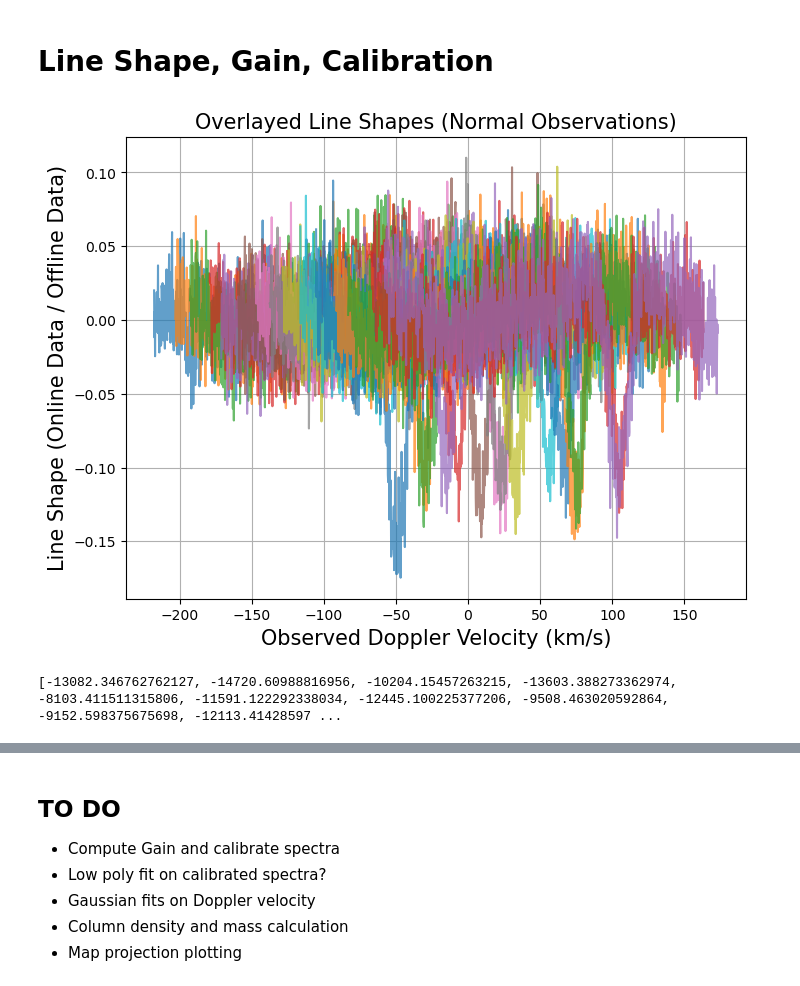
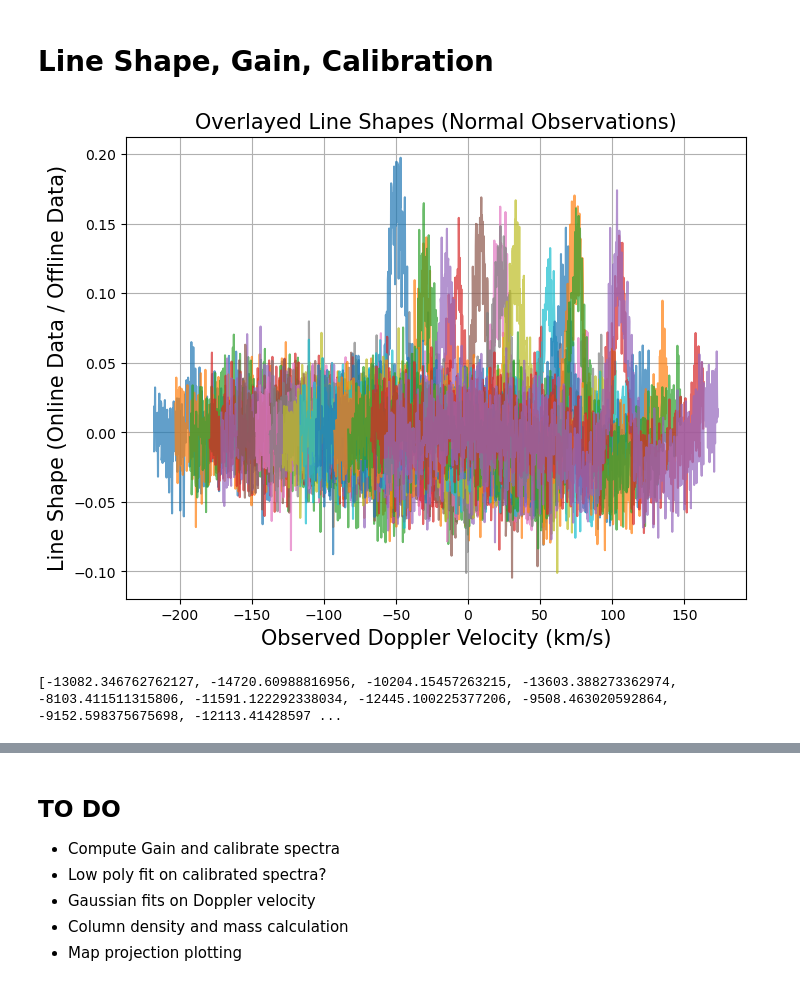
Before and after one commit to Brandon102002/ugastro, a Jupyter notebook: lab_4_analysis.ipynb, the cells around one changed output, grey strips where cells are left out. Cells and saved outputs as stored; diff of their text form; code cells hidden in the pictures.

```diff
--- a/lab_4_analysis.ipynb
+++ b/lab_4_analysis.ipynb
@@ -288,11 +290,12 @@ def onlineOfflineSpectra(points, normalize=False, spike_range=None) -> Dict[Tupl
 
         mid = len(usb) // 2
         online, offline = np.zeros(len(usb)), np.zeros(len(usb))
-        online[:mid], offline[:mid] = lsb[:mid], usb[:mid]
-        online[mid:], offline[mid:] = usb[mid:], lsb[mid:]
+        #online[:mid], offline[:mid] = lsb[:mid], usb[:mid]
+        #online[mid:], offline[mid:] = usb[mid:], lsb[mid:]
+        online[mid:], offline[mid:] = lsb[mid:], usb[mid:]
+        online[:mid], offline[:mid] = usb[:mid], lsb[:mid]
 
         line_shape = online / offline
-
         jd = timestampToJD(timestamp)
 
         result[(l, b)] = {
@@ -320,39 +323,39 @@ def plot_lineshapes(online_offline_data, corrected=False, xlim=None, ylim=None,
         lineshape = fftshift(lineshape[bounds[0]:bounds[1]])[mid:]
 
         baseline_mask = (v < -80000) | (v > -50000)
-        poly_coeffs = np.polyfit(v[baseline_mask], lineshape[baseline_mask], deg=3)
+        poly_coeffs = np.polyfit(v[baseline_mask], lineshape[baseline_mask], deg=4)
         baseline_fit = np.polyval(poly_coeffs, v)
-        lineshape = lineshape - baseline_fit
+        lineshape = (lineshape - baseline_fit)
 
         label = f"(l={l:.1f}, b={b:.1f})"
 
         if corrected:
             ra = spectra["ra"]
             dec = spectra["dec"]
             jd = spectra["jd"]
             v_projected = ugradio.doppler.get_projected_velocity(ra, dec, jd, lat, lon, alt)
             v = v - v_projected
             v_corrections.append(v_projected)
         plt.plot(v / 1e3, lineshape, alpha=0.7, label=label)
 
     plt.xlabel("Observed Doppler Velocity (km/s)", fontsize=axisSize)
     plt.ylabel("Line Shape (Online Data / Offline Data)", fontsize=axisSize)
     plt.title(f"Overlayed Line Shapes {title_extra}", size=titleSize)
     plt.grid()
     plt.xlim(xlim)
     plt.ylim(ylim)
     #plt.legend(fontsize=legendSize, ncol=2)  # 2 columns for compactness
     plt.show()
 
     return v_corrections
 
 
 online_offline_data = onlineOfflineSpectra(data_4_25[0]["normal"], spike_range=(1.419995e9, 1.420005e9))
 v_corrections = plot_lineshapes(online_offline_data, corrected=True, title_extra="(Normal Observations)")
 
 print(v_corrections)
 # %% [output]
-[figure, old version]
+[figure, new version]
 [-13082.346762762127, -14720.60988816956, -10204.15457263215, -13603.388273362974, -8103.411511315806, -11591.122292338034, -12445.100225377206, -9508.463020592864, -9152.598375675698, -12113.41428597 ...
 # %%
 def calculate_tsys(power_spectrum):
```
Also changed, not shown: parts of 5 cells of this notebook.
